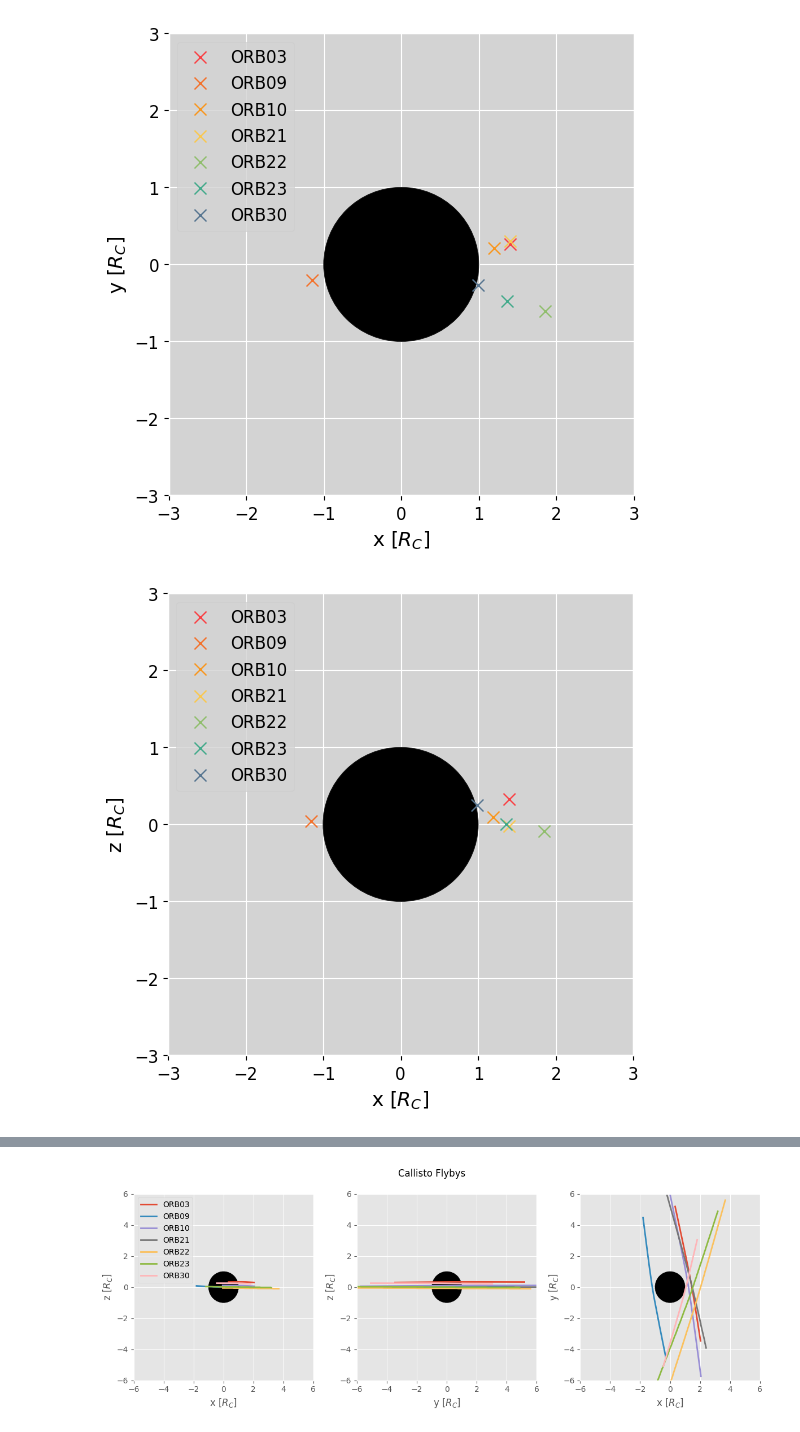
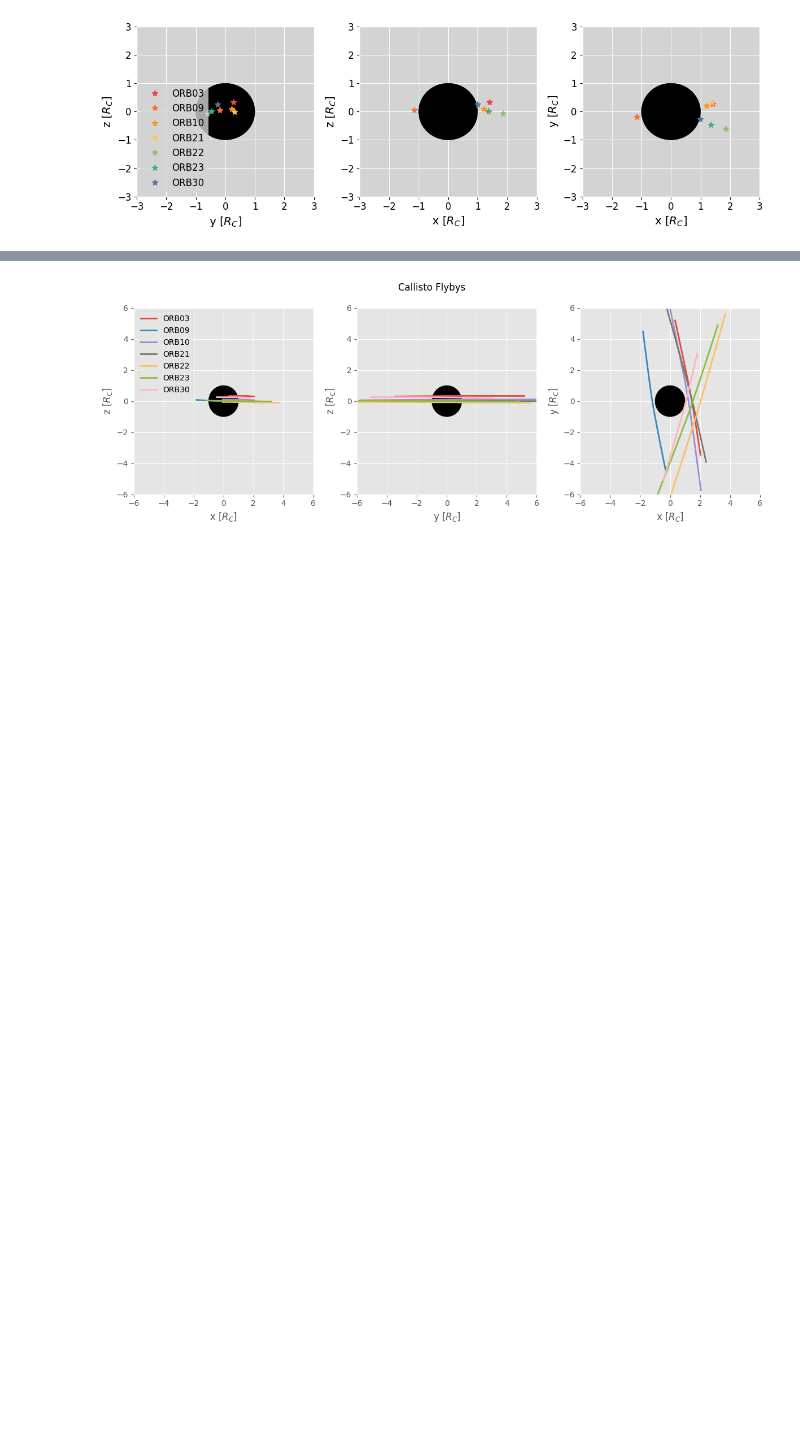
Before and after one commit to vera-br/Callisto, a Jupyter notebook: Galileo-analysis.ipynb, the cells around one changed output, grey strips where cells are left out. Cells and saved outputs as stored; diff of their text form; code cells hidden in the pictures; blank space fills up the shorter version.

```diff
--- a/Galileo-analysis.ipynb
+++ b/Galileo-analysis.ipynb
@@ -148,6 +175,9 @@ Bx_21, By_21, Bz_21, B_mag_21, x_21, y_21, z_21, unix_timestamp_21, label_21 = p
 Bx_22, By_22, Bz_22, B_mag_22, x_22, y_22, z_22, unix_timestamp_22, label_22 = process_data(data_22, timestamp_str_22, 'ORB22')
 Bx_23, By_23, Bz_23, B_mag_23, x_23, y_23, z_23, unix_timestamp_23, label_23 = process_data(data_23, timestamp_str_23, 'ORB23')
 Bx_30, By_30, Bz_30, B_mag_30, x_30, y_30, z_30, unix_timestamp_30, label_30 = process_data(data_30, timestamp_str_30, 'ORB30')
+
+orbit_label = [label_03, label_09, label_10, label_21, label_22, label_23, label_30]
+unix_timestamp_all = [unix_timestamp_03, unix_timestamp_09, unix_timestamp_10, unix_timestamp_21, unix_timestamp_22, unix_timestamp_23, unix_timestamp_30]
 # %%
 # Convert to spherical coords
 
@@ -158,3 +188,7 @@ r_21, theta_21, phi_21 = cartesian_to_spherical(x_21, y_21, z_21)
 r_22, theta_22, phi_22 = cartesian_to_spherical(x_22, y_22, z_22)
 r_23, theta_23, phi_23 = cartesian_to_spherical(x_23, y_23, z_23)
 r_30, theta_30, phi_30 = cartesian_to_spherical(x_30, y_30, z_30)
+
+r_all = [r_03, r_09, r_10, r_21, r_22, r_23, r_30]
+theta_all = [theta_03, theta_09, theta_10, theta_21, theta_22, theta_23, theta_30]
+phi_all = [phi_03, phi_09, phi_10, phi_21, phi_22, phi_23, phi_30]
@@ -217,52 +379,46 @@ plt.show()
 # %%
 # Initialising figures and adding Callisto
-fig1, ax1 = plt.subplots(figsize=(6, 6))
-fig2, ax2 = plt.subplots(figsize=(6, 6))
-fig3, ax3 = plt.subplots(figsize=(6, 6))
+fig, axes = plt.subplots(1, 3, figsize=(12, 4))
 
-ax1 = add_callisto_circle(ax1)
-ax2 = add_callisto_circle(ax2)
-ax3 = add_callisto_circle(ax3)
+# Add the Callisto circle to each subplot using the function
+for i in range(3):
+    axes[i] = add_callisto_circle(axes[i])
 
 # Defining and applying the common limits
 common_xlim = (-3, 3)
 common_ylim = (-3, 3)
 common_zlim = (-3, 3)
 
-ax1.set_xlim(common_xlim)
-ax1.set_ylim(common_ylim)
+axes[0].set_xlim(common_xlim)
+axes[0].set_ylim(common_ylim)
 
-ax2.set_xlim(common_xlim)
-ax2.set_ylim(common_zlim)
+axes[1].set_xlim(common_xlim)
+axes[1].set_ylim(common_zlim)
 
-ax3.set_xlim(common_ylim)
-ax3.set_ylim(common_zlim)
+axes[2].set_xlim(common_ylim)
+axes[2].set_ylim(common_zlim)
 
 # Set the labels
-ax1.set_xlabel('x [$R_C$]')
-ax1.set_ylabel('y [$R_C$]')
+axes[2].set_xlabel('x [$R_C$]')
+axes[2].set_ylabel('y [$R_C$]')
 
-ax2.set_xlabel('x [$R_C$]')
-ax2.set_ylabel('z [$R_C$]')
+axes[1].set_xlabel('x [$R_C$]')
+axes[1].set_ylabel('z [$R_C$]')
 
-ax3.set_xlabel('y [$R_C$]')
-ax3.set_ylabel('z [$R_C$]')
+axes[0].set_xlabel('y [$R_C$]')
+axes[0].set_ylabel('z [$R_C$]')
 
-# Orbit labels for use in for loop
-orbit_label = ['ORB03', 'ORB09', 'ORB10', 'ORB21', 'ORB22', 'ORB23', 'ORB30']
 
 for i in range(0, len(CA_coords_all)):
     CA_coords_i = CA_coords_all[i]
     x, y, z = spherical_to_cartesian(CA_coords_i[0], CA_coords_i[1], CA_coords_i[2])
-    ax1.plot(x, y, 'x', label=orbit_label[i])
-    ax2.plot(x, z, 'x', label=orbit_label[i])
-    ax3.plot(y, z, 'x', label=orbit_label[i])
+    axes[2].plot(x, y, '*', label=orbit_label[i])
+    axes[1].plot(x, z, '*', label=orbit_label[i])
+    axes[0].plot(y, z, '*', label=orbit_label[i])
 
-ax1.legend(loc='upper left')
-ax2.legend(loc='upper left')
-ax3.legend(loc='upper left')
+axes[0].legend(loc='lower left')
 
+plt.tight_layout()
 plt.show()
 # %% [output]
-[figure, old version]
+[figure, new version]
-[figure, removed]
```
Also changed, not shown: parts of 17 cells of this notebook.
